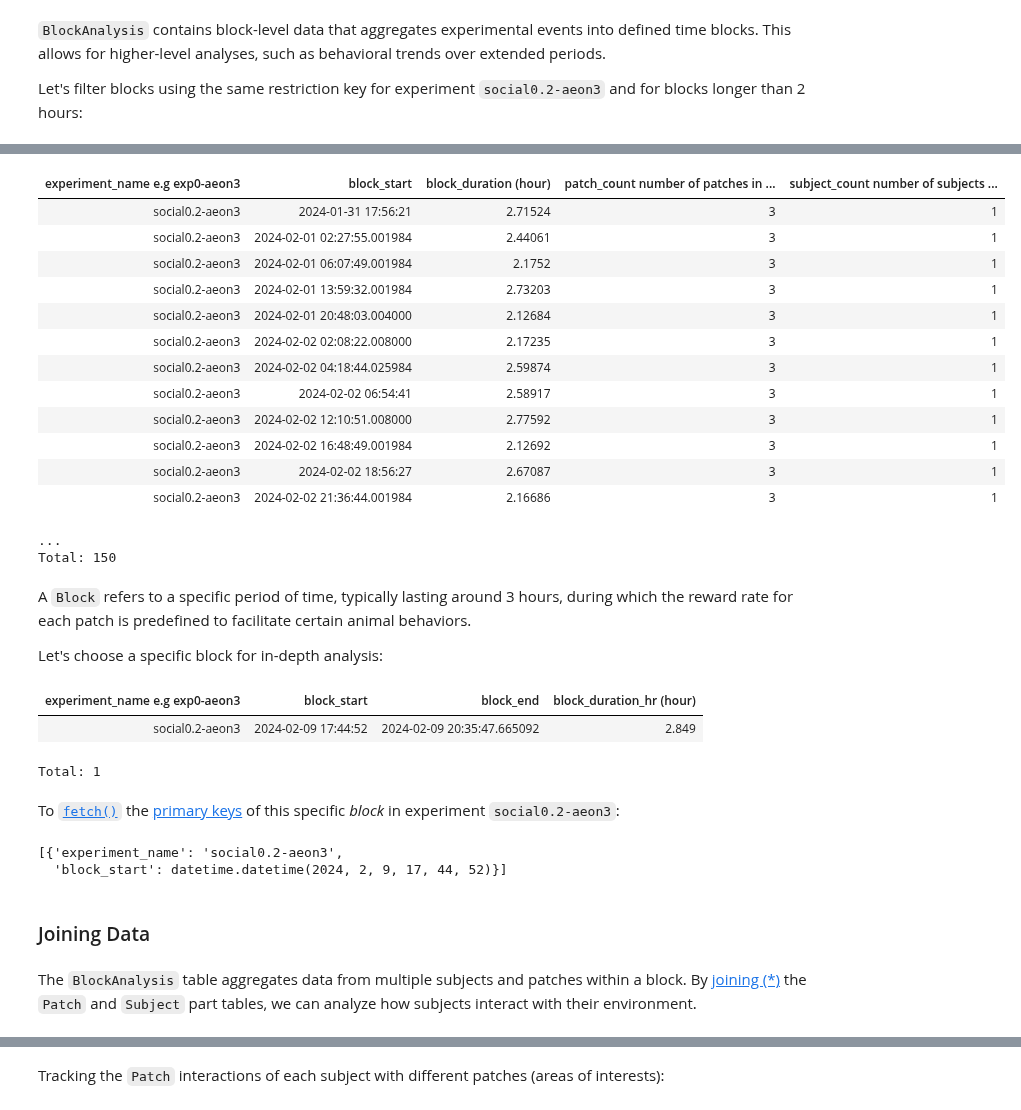
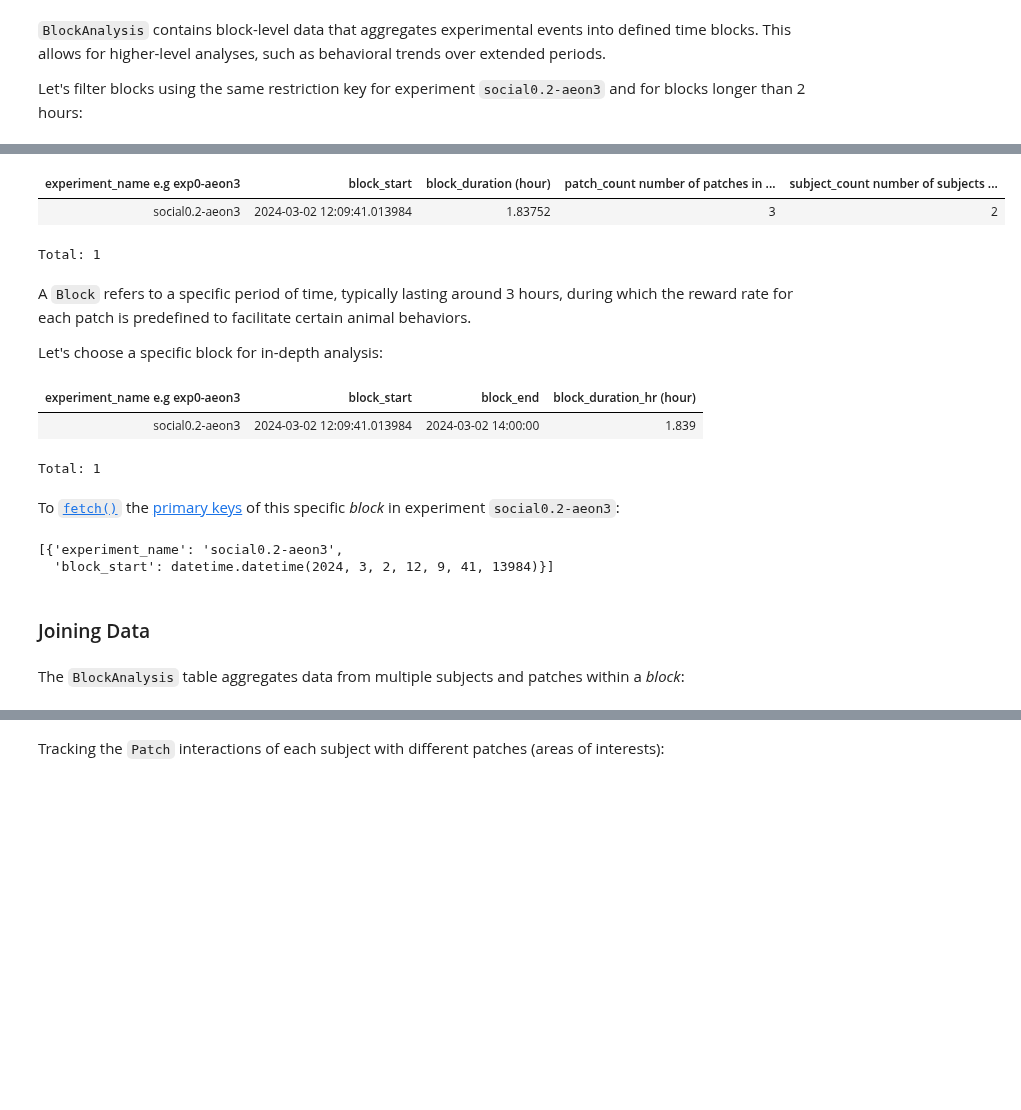
Before and after one commit to SainsburyWellcomeCentre/aeon_docs, a Jupyter notebook: src/user/how_to/dj_querying_data.ipynb, the cells around one changed output, grey strips where cells are left out. Saved outputs shown, nothing was run; the diff lists cells and outputs as text; code cells hidden in the pictures; blank space fills up the shorter version.

Commit message:
docs: update `dj_querying_data` notebook

```diff
--- a/src/user/how_to/dj_querying_data.ipynb
+++ b/src/user/how_to/dj_querying_data.ipynb
@@ -162,41 +102,29 @@ Total: 155
 # %%
-block_analysis.BlockAnalysis & experiment_key & 'block_duration > 2'
+block_analysis.BlockAnalysis & experiment_key & 'block_duration > 1'
 # %% [output]
 | experiment_name e.g exp0-aeon3 | block_start | block_duration (hour) | patch_count number of patches in ... | subject_count number of subjects ... |
-| social0.2-aeon3 | 2024-01-31 17:56:21 | 2.71524 | 3 | 1 |
-| social0.2-aeon3 | 2024-02-01 02:27:55.001984 | 2.44061 | 3 | 1 |
-| social0.2-aeon3 | 2024-02-01 06:07:49.001984 | 2.1752 | 3 | 1 |
-| social0.2-aeon3 | 2024-02-01 13:59:32.001984 | 2.73203 | 3 | 1 |
-| social0.2-aeon3 | 2024-02-01 20:48:03.004000 | 2.12684 | 3 | 1 |
-| social0.2-aeon3 | 2024-02-02 02:08:22.008000 | 2.17235 | 3 | 1 |
-| social0.2-aeon3 | 2024-02-02 04:18:44.025984 | 2.59874 | 3 | 1 |
-| social0.2-aeon3 | 2024-02-02 06:54:41 | 2.58917 | 3 | 1 |
-| social0.2-aeon3 | 2024-02-02 12:10:51.008000 | 2.77592 | 3 | 1 |
-| social0.2-aeon3 | 2024-02-02 16:48:49.001984 | 2.12692 | 3 | 1 |
-| social0.2-aeon3 | 2024-02-02 18:56:27 | 2.67087 | 3 | 1 |
-| social0.2-aeon3 | 2024-02-02 21:36:44.001984 | 2.16686 | 3 | 1 |
+| social0.2-aeon3 | 2024-03-02 12:09:41.013984 | 1.83752 | 3 | 2 |
-...
-Total: 150
+Total: 1
 # %% [markdown]
 A `Block` refers to a specific period of time, typically lasting around 3 hours, during which the reward rate for each patch is predefined to facilitate certain animal behaviors.
 
 Let's choose a specific block for in-depth analysis:
 # %%
-block_analysis.Block & experiment_key & 'block_start LIKE "%2024-02-09 17:44%"'
+block_analysis.Block & experiment_key & 'block_start LIKE "%2024-03-02%"'
 # %% [output]
 | experiment_name e.g exp0-aeon3 | block_start | block_end | block_duration_hr (hour) |
-| social0.2-aeon3 | 2024-02-09 17:44:52 | 2024-02-09 20:35:47.665092 | 2.849 |
+| social0.2-aeon3 | 2024-03-02 12:09:41.013984 | 2024-03-02 14:00:00 | 1.839 |
 Total: 1
 # %% [markdown]
 To [`fetch()`](datajoint:docs/core/datajoint-python/0.14/query/fetch/#fetch) the [primary keys](datajoint:docs/core/datajoint-python/0.14/design/tables/primary/) of this specific _block_ in experiment `social0.2-aeon3`:
 # %%
-block_key = (block_analysis.Block & experiment_key & 'block_start LIKE "%2024-02-09 17:44%"').fetch("KEY")
+block_key = (block_analysis.Block & experiment_key & 'block_start LIKE "%2024-03-02%"').fetch("KEY")
 block_key
 # %% [output]
 [{'experiment_name': 'social0.2-aeon3',
-  'block_start': datetime.datetime(2024, 2, 9, 17, 44, 52)}]
+  'block_start': datetime.datetime(2024, 3, 2, 12, 9, 41, 13984)}]
 # %% [markdown]
 ### Joining Data
-# %% [markdown]
-The `BlockAnalysis` table aggregates data from multiple subjects and patches within a block. By [joining (*)](datajoint:docs/core/datajoint-python/0.14/query/operators/#join-compatibility) the `Patch` and `Subject` part tables, we can analyze how subjects interact with their environment.
+# %% [markdown]
+The `BlockAnalysis` table aggregates data from multiple subjects and patches within a _block_:
 # %%
```
Also changed, not shown: parts of 17 cells of this notebook.
